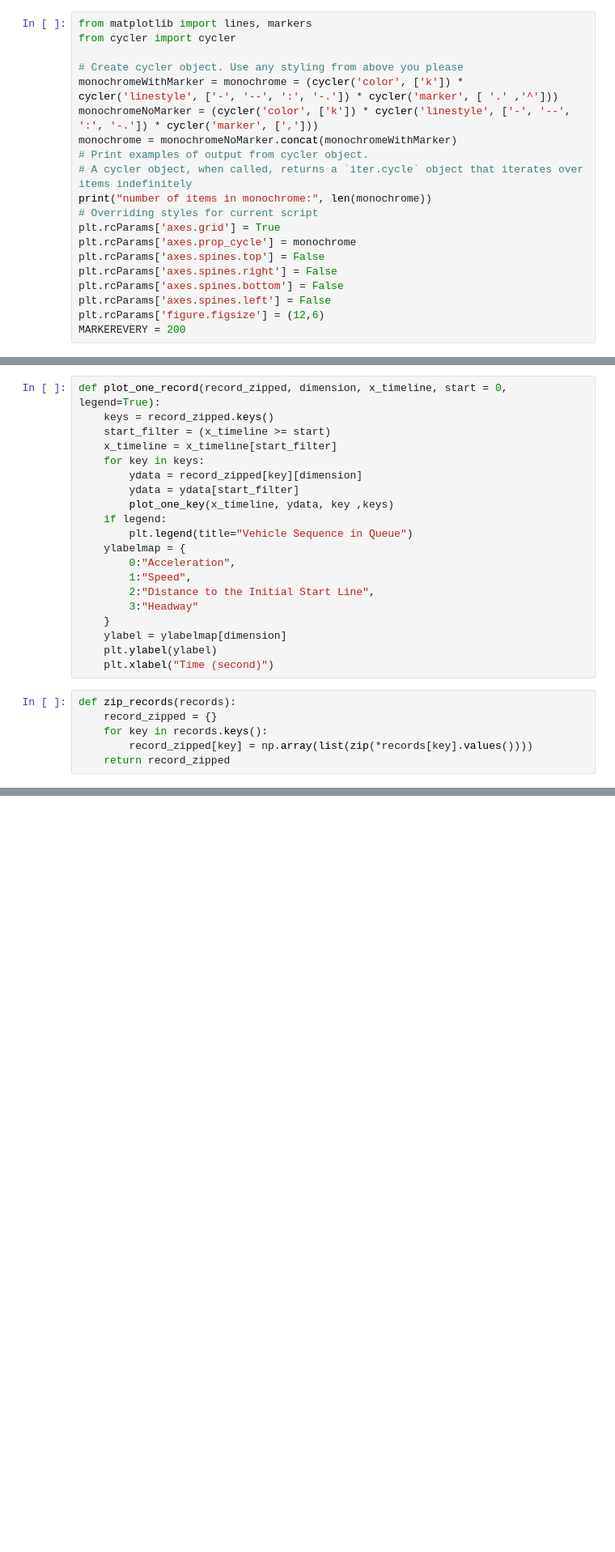
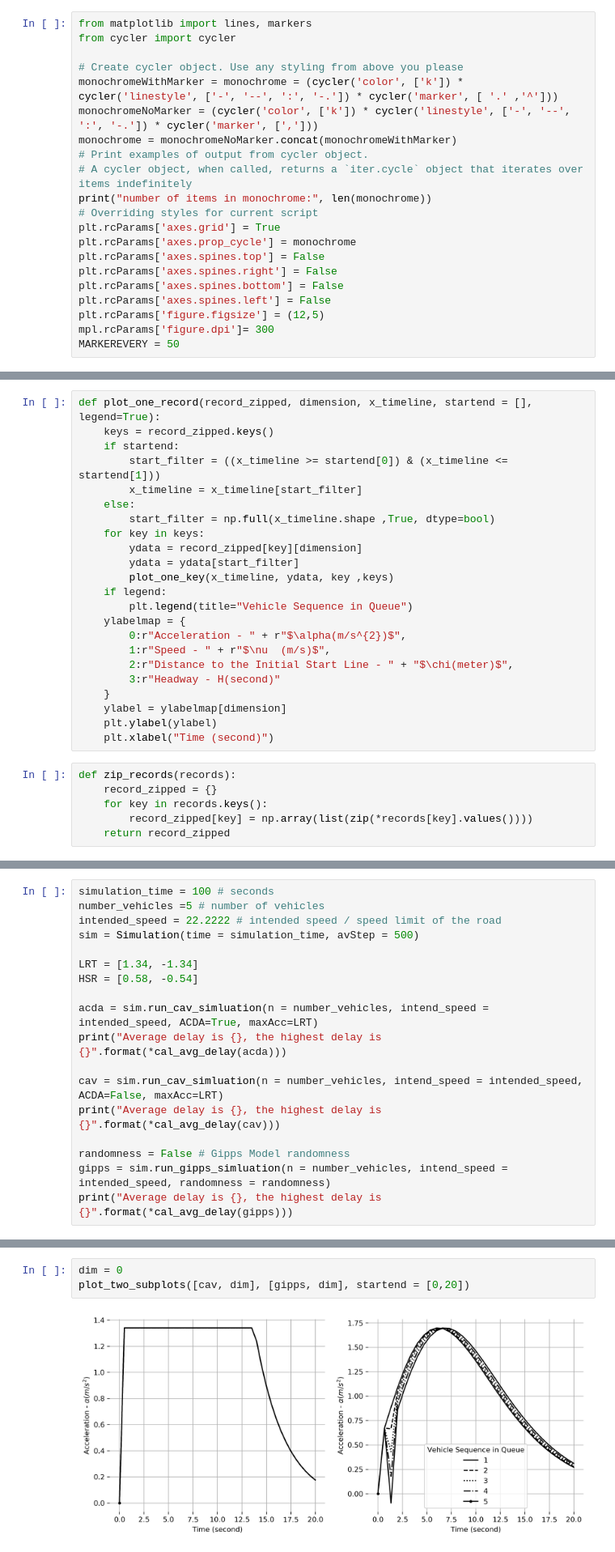
Before and after one commit to JiyanBlack/VDSF-Vehicle_Deque_Simulation_Framework, a Jupyter notebook: source/exp-visualization.ipynb, the cells around one changed output, grey strips where cells are left out. Shown at 81% size. Cells and saved outputs as stored; diff of their text form; blank space fills up the shorter version.

Commit message:
new idm model

```diff
--- a/source/exp-visualization.ipynb
+++ b/source/exp-visualization.ipynb
@@ -25,7 +25,8 @@ plt.rcParams['axes.spines.top'] = False
 plt.rcParams['axes.spines.right'] = False
 plt.rcParams['axes.spines.bottom'] = False
 plt.rcParams['axes.spines.left'] = False
-plt.rcParams['figure.figsize'] = (12,6)
-MARKEREVERY = 200
+plt.rcParams['figure.figsize'] = (12,5)
+mpl.rcParams['figure.dpi']= 300
+MARKEREVERY = 50
 # %% [output]
 number of items in monochrome: 12
@@ -38,10 +39,13 @@ def plot_one_key(x_timeline, ydata, key, keys):
     else:
         plt.plot(x_timeline, ydata, markevery=MARKEREVERY)
 # %%
-def plot_one_record(record_zipped, dimension, x_timeline, start = 0, legend=True):
+def plot_one_record(record_zipped, dimension, x_timeline, startend = [], legend=True):
     keys = record_zipped.keys()
-    start_filter = (x_timeline >= start)
-    x_timeline = x_timeline[start_filter]
+    if startend:
+        start_filter = ((x_timeline >= startend[0]) & (x_timeline <= startend[1]))
+        x_timeline = x_timeline[start_filter]
+    else:
+        start_filter = np.full(x_timeline.shape ,True, dtype=bool)
     for key in keys:
         ydata = record_zipped[key][dimension]
         ydata = ydata[start_filter]
@@ -49,10 +53,10 @@ def plot_one_record(record_zipped, dimension, x_timeline, start = 0, legend=True
     if legend:
         plt.legend(title="Vehicle Sequence in Queue")
     ylabelmap = {
-        0:"Acceleration",
-        1:"Speed",
-        2:"Distance to the Initial Start Line",
-        3:"Headway"
+        0:r"Acceleration - " + r"$\alpha(m/s^{2})$",
+        1:r"Speed - " + r"$\nu  (m/s)$",
+        2:r"Distance to the Initial Start Line - " + "$\chi(meter)$",
+        3:r"Headway - H(second)"
     }
     ylabel = ylabelmap[dimension]
     plt.ylabel(ylabel)
@@ -139,0 +139,18 @@ plot_two_subplots(acda,cav,3, start=5)
+# %%
+simulation_time = 100 # seconds
+number_vehicles =5 # number of vehicles
+intended_speed = 22.2222 # intended speed / speed limit of the road
+sim = Simulation(time = simulation_time, avStep = 500)
+
+LRT = [1.34, -1.34]
+HSR = [0.58, -0.54]
+
+acda = sim.run_cav_simluation(n = number_vehicles, intend_speed = intended_speed, ACDA=True, maxAcc=LRT)
+print("Average delay is {}, the highest delay is {}".format(*cal_avg_delay(acda)))
+
+cav = sim.run_cav_simluation(n = number_vehicles, intend_speed = intended_speed, ACDA=False, maxAcc=LRT)
+print("Average delay is {}, the highest delay is {}".format(*cal_avg_delay(cav)))
+
+randomness = False # Gipps Model randomness
+gipps = sim.run_gipps_simluation(n = number_vehicles, intend_speed = intended_speed, randomness = randomness)
+print("Average delay is {}, the highest delay is {}".format(*cal_avg_delay(gipps)))
@@ -139,0 +161,5 @@ plot_two_subplots(acda,cav,3, start=5)
+# %%
+dim = 0
+plot_two_subplots([cav, dim], [gipps, dim], startend = [0,20])
+# %% [output]
+[figure, added]
```
Also changed, not shown: parts of 12 cells of this notebook, 11 other files.
